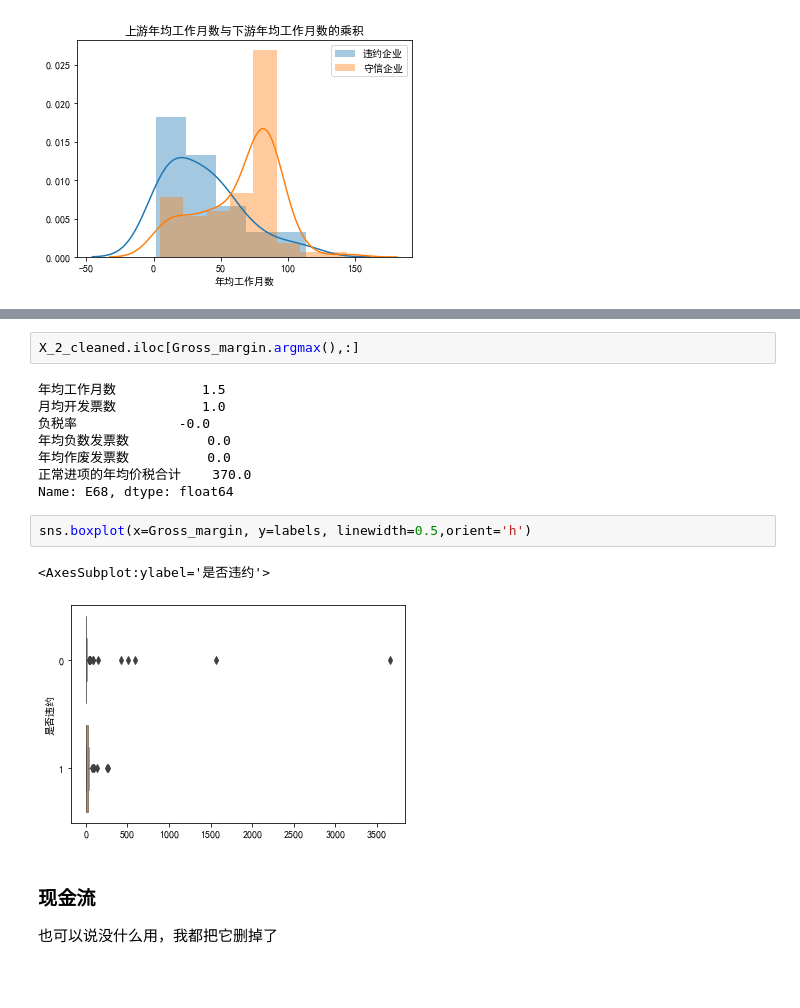
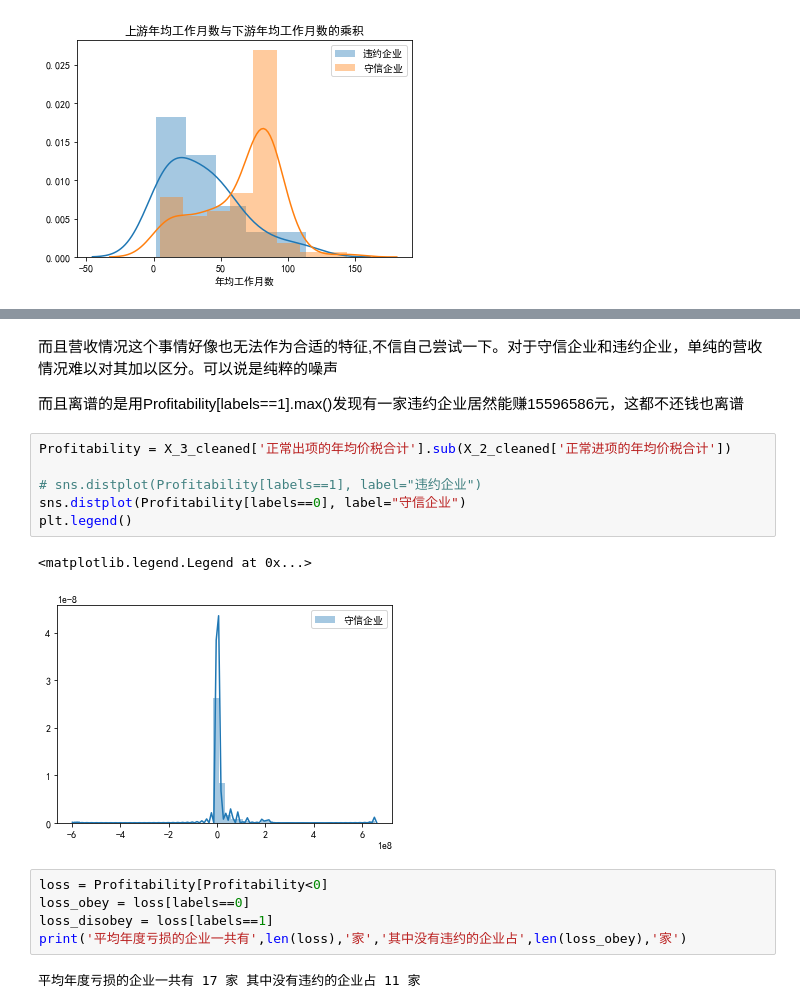
Before and after one commit to oujinsaiaishijian/Feature_engineering_with_2020C, a Jupyter notebook: Find_new_features.ipynb, the cells around one changed output, grey strips where cells are left out. Saved outputs shown, nothing was run; the diff lists cells and outputs as text; blank space fills up the shorter version.

```diff
--- a/Find_new_features.ipynb
+++ b/Find_new_features.ipynb
@@ -348,18 +323,20 @@ Name: E68, dtype: float64
-# %%
-X_2_cleaned.iloc[Gross_margin.argmax(),:]
-# %% [output]
-年均工作月数           1.5
-月均开发票数           1.0
-负税率             -0.0
-年均负数发票数          0.0
-年均作废发票数          0.0
-正常进项的年均价税合计    370.0
-Name: E68, dtype: float64
-# %%
-sns.boxplot(x=Gross_margin, y=labels, linewidth=0.5,orient='h')
-# %% [output]
-<AxesSubplot:ylabel='是否违约'>
-[figure, removed]
-# %% [markdown]
-### 现金流
-也可以说没什么用，我都把它删掉了
+# %% [markdown]
+而且营收情况这个事情好像也无法作为合适的特征,不信自己尝试一下。对于守信企业和违约企业，单纯的营收情况难以对其加以区分。可以说是纯粹的噪声
+
+而且离谱的是用Profitability\[labels==1].max()发现有一家违约企业居然能赚15596586元，这都不还钱也离谱
+# %%
+Profitability = X_3_cleaned['正常出项的年均价税合计'].sub(X_2_cleaned['正常进项的年均价税合计'])
+
+# sns.distplot(Profitability[labels==1], label="违约企业")
+sns.distplot(Profitability[labels==0], label="守信企业")
+plt.legend()
+# %% [output]
+<matplotlib.legend.Legend at 0x...>
+[figure, added]
+# %%
+loss = Profitability[Profitability<0]
+loss_obey = loss[labels==0]
+loss_disobey = loss[labels==1]
+print('平均年度亏损的企业一共有',len(loss),'家','其中没有违约的企业占',len(loss_obey),'家')
+# %% [output]
+平均年度亏损的企业一共有 17 家 其中没有违约的企业占 11 家
```
Also changed, not shown: parts of 22 cells of this notebook.
